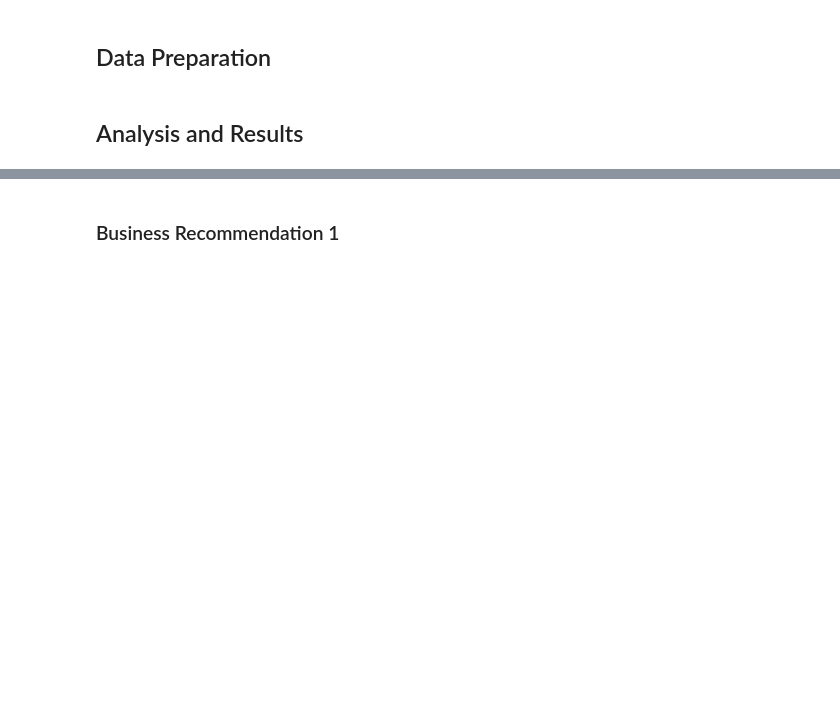
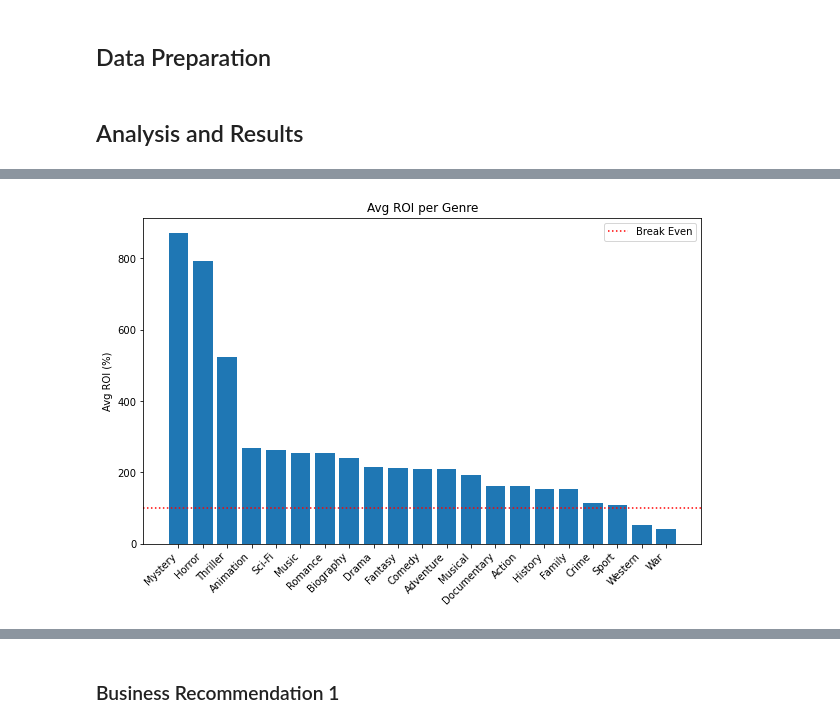
Before and after one commit to pyamin1878/Movie-Project, a Jupyter notebook: Final.ipynb, the cells around one changed output, grey strips where cells are left out. Drawn from its saved outputs; the diff is of its cells as text; code cells hidden in the pictures; blank space fills up the shorter version.

```diff
--- a/Final.ipynb
+++ b/Final.ipynb
@@ -154,0 +62,16 @@ memory usage: 3.3+ MB
+# %%
+# ROI by Genre - bar chart
+
+genre_roi = genres_df.groupby('genres')['ROI'].mean()
+genre_roi = genre_roi.sort_values(ascending=False)
+
+plt.figure(figsize=(10, 6))
+plt.bar(genre_roi.index, genre_roi.values)
+plt.axhline(y=100, color='red', ls ='dotted', label='Break Even')
+plt.title('Avg ROI per Genre')
+plt.ylabel('Avg ROI (%)')
+plt.xticks(rotation=45, ha='right')
+plt.legend()
+plt.show()
+# %% [output]
+[figure, added]
```
Also changed, not shown: parts of 14 cells of this notebook.
